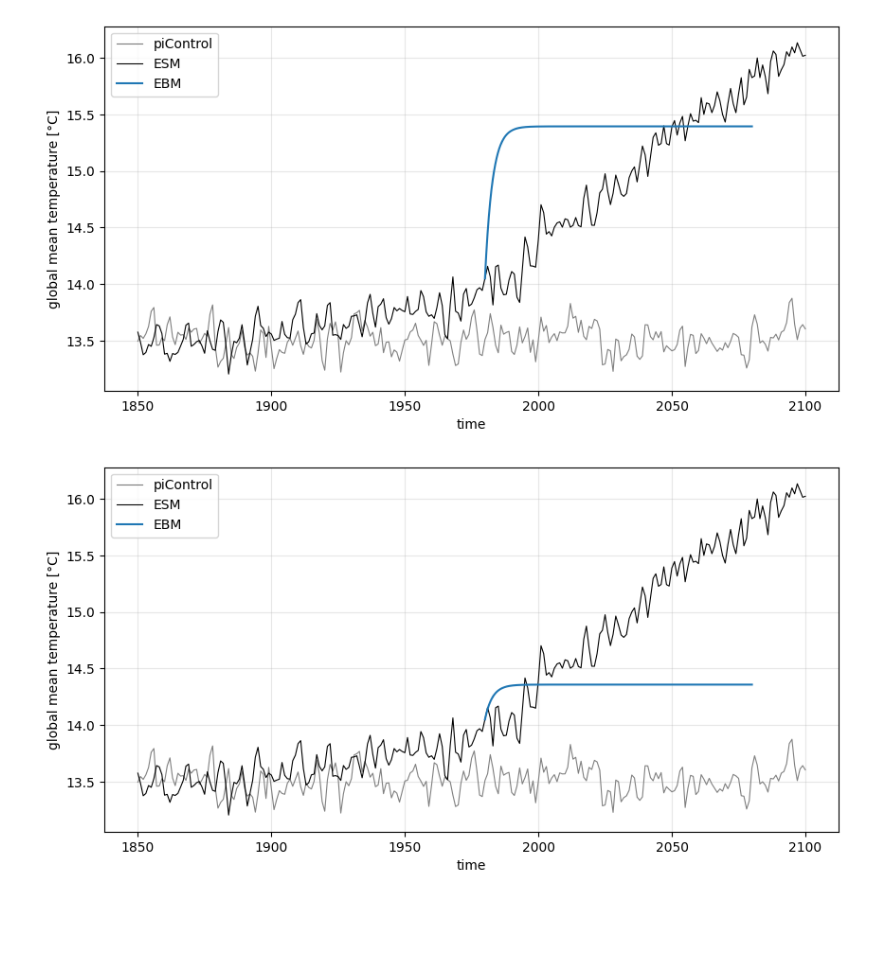
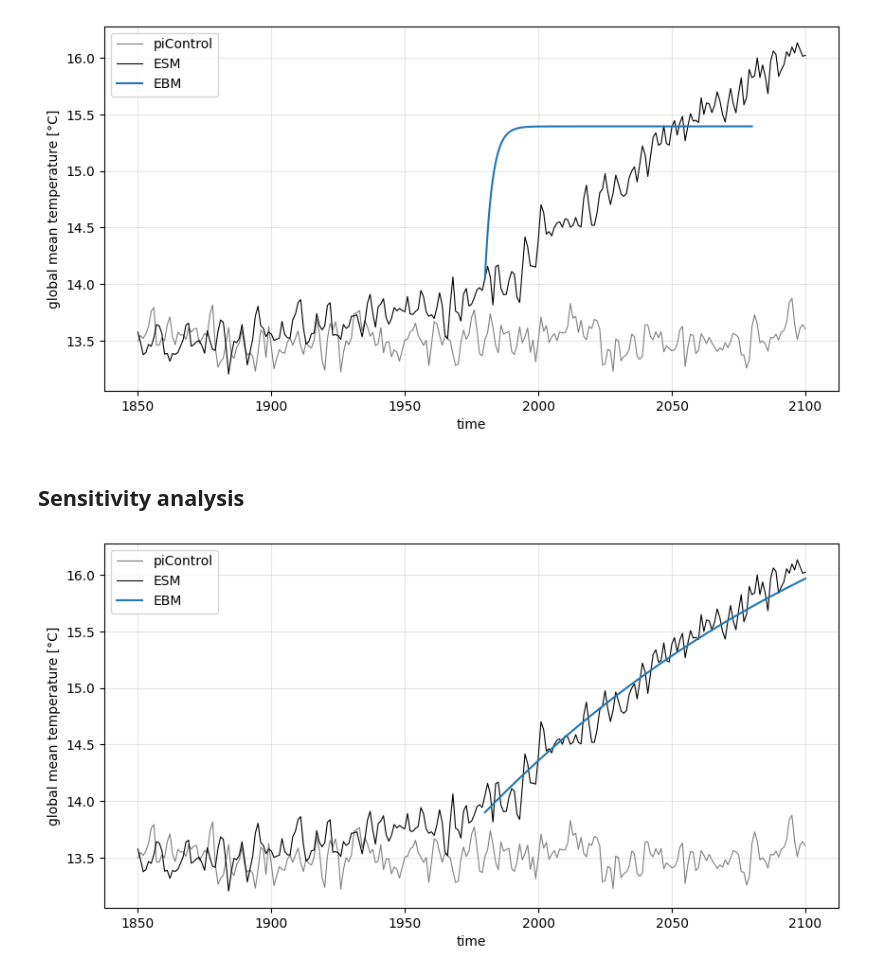
Before and after one commit to stine-fohrmann/climate-modelling-ebm, a Jupyter notebook: main.ipynb, the cells around one changed output. Saved outputs shown, nothing was run; the diff lists cells and outputs as text; code cells hidden in the pictures; blank space fills up the shorter version.

```diff
--- a/main.ipynb
+++ b/main.ipynb
@@ -83,19 +83,22 @@ plt.savefig('plots/ebm-vs-esm.pdf', bbox_inches='tight')
 # plt.show()
 # %% [output]
 [figure]
+# %% [markdown]
+## Sensitivity analysis
 # %%
 %autoreload
 from ebm.model import run_model
 from utils import plot_ebm_vs_esm
 
-temp, time = run_model(T_ini=T_init, maxtime=100*secyear, alpha=0.31)
+# temp, time = run_model(T_ini=13.9+273.15, maxtime=120*secyear, alpha=0.295, eps=0.59, sigma=5.70e-8, H=4000)
+temp, time = run_model(T_ini=13.9+273.15, maxtime=120*secyear, alpha=0.295, eps=0.594, H=4000)
 
 plot_ebm_vs_esm(
     time_ebm=time+start_year,
     temp_ebm=temp,
     time_esm=global_mean_r25.time.dt.year,
     temp_esm=global_mean_r25-273.15,
     temp_control=global_mean_pi-273.15
     )
 # %% [output]
-[figure, old version]
+[figure, new version]
```
Also changed, not shown: parts of 5 cells of this notebook, 4 other files.
